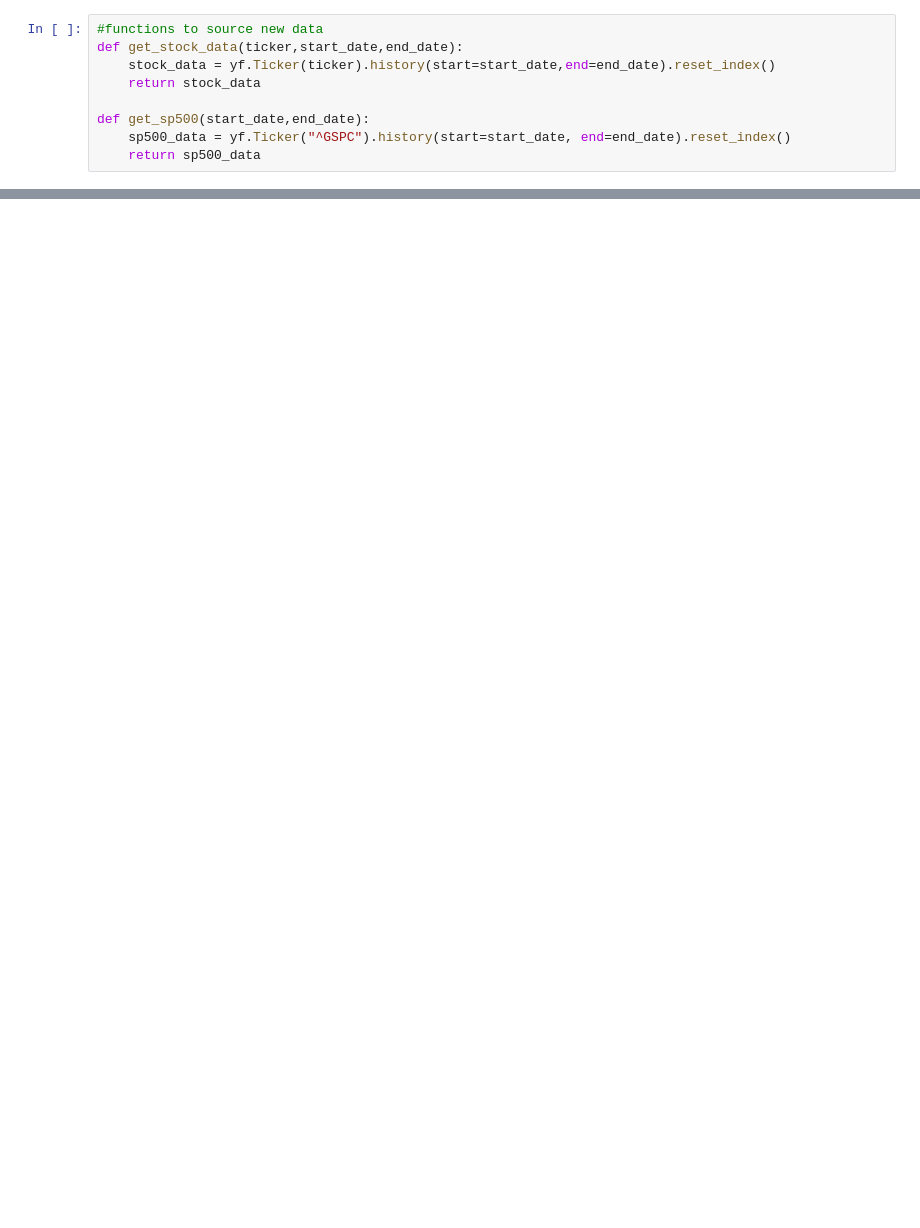
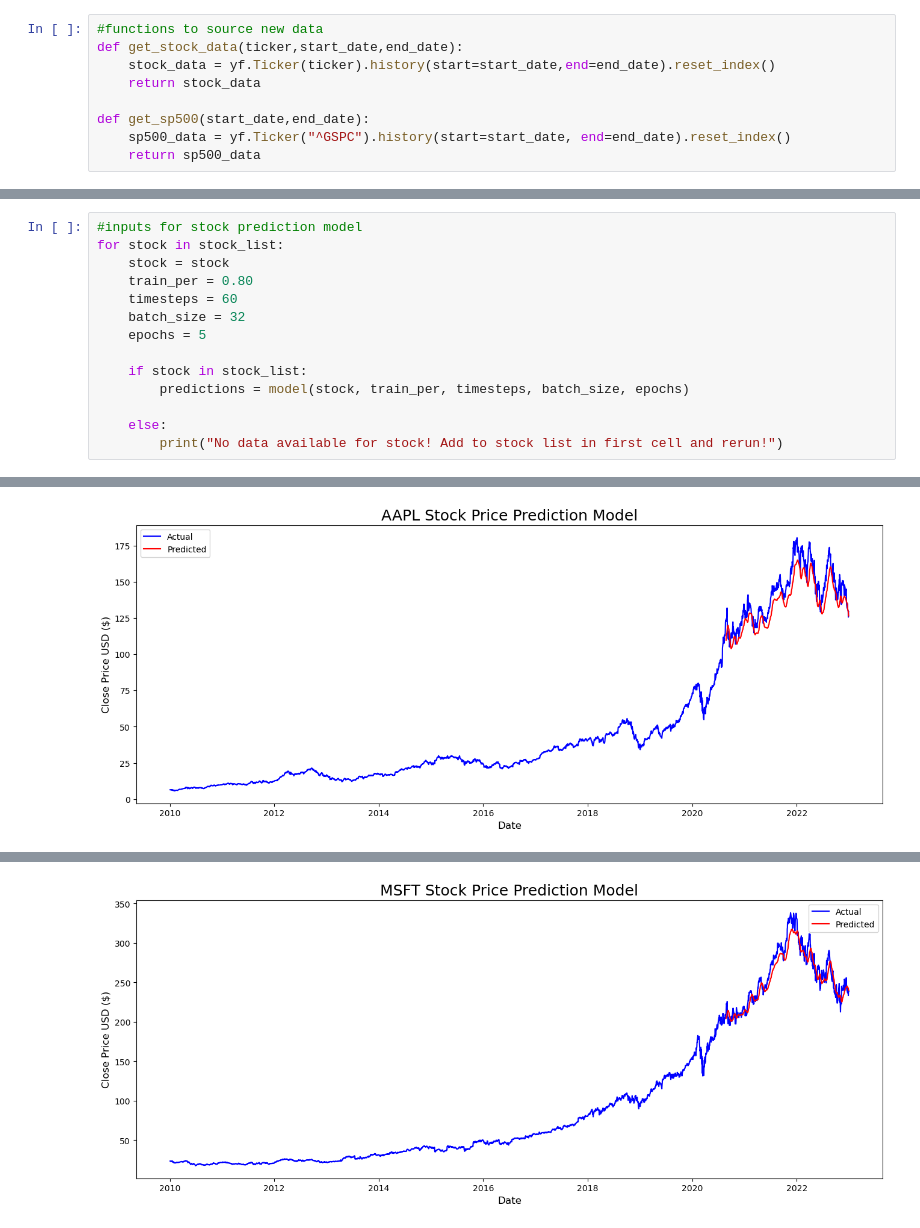
Before and after one commit to kamalavi/Stock-Price-Prediction, a Jupyter notebook: stock_prediction_model.ipynb, the cells around one changed output, grey strips where cells are left out. Cells and saved outputs as stored; diff of their text form; blank space fills up the shorter version.

```diff
--- a/stock_prediction_model.ipynb
+++ b/stock_prediction_model.ipynb
@@ -152,0 +210,15 @@ plt.show()
+# %%
+#inputs for stock prediction model
+for stock in stock_list:
+    stock = stock
+    train_per = 0.80
+    timesteps = 60
+    batch_size = 32
+    epochs = 5
+
+    if stock in stock_list:
+        predictions = model(stock, train_per, timesteps, batch_size, epochs)
+
+    else:
+        print("No data available for stock! Add to stock list in first cell and rerun!")
+# %% [output]
@@ -152,0 +237 @@ plt.show()
+[figure, added]
@@ -152,0 +250 @@ plt.show()
+[figure, added]
```
Also changed, not shown: parts of 9 cells of this notebook.
